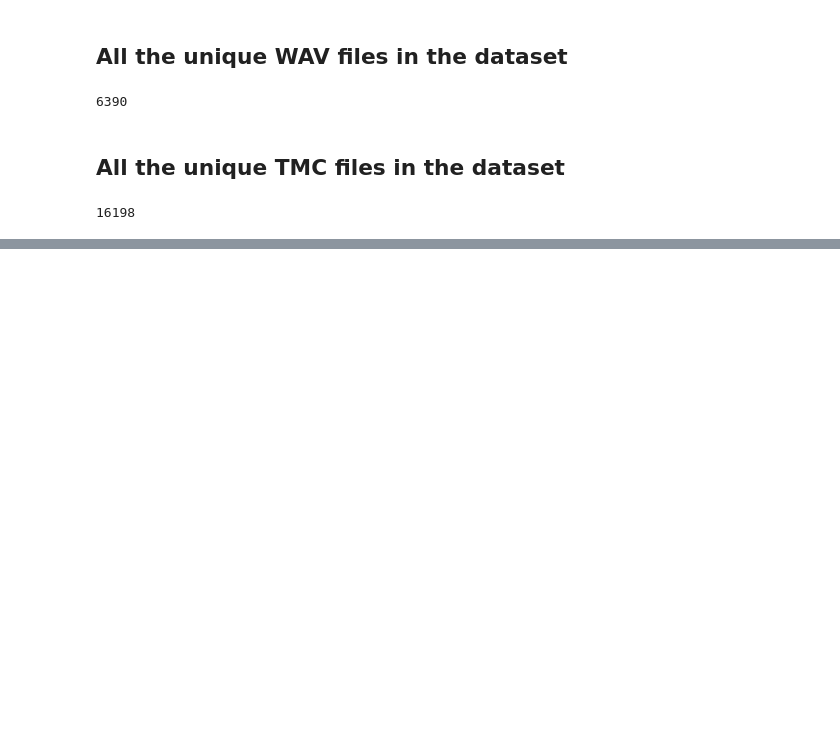
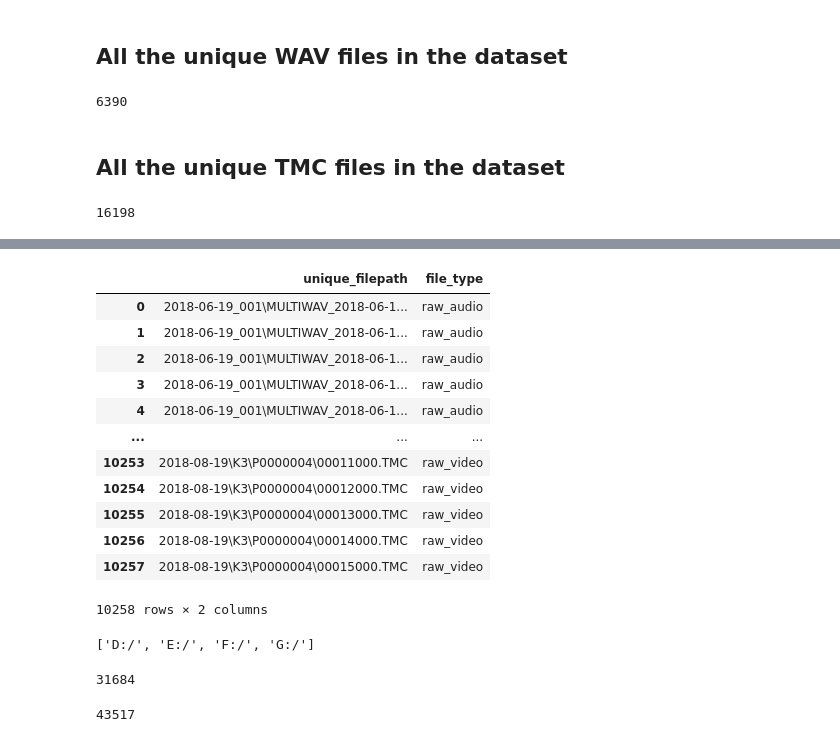
Before and after one commit to thejasvibr/projectushichka, a Jupyter notebook: ushichka_docs/What is in the Ushichka dataset.ipynb, the cells around one changed output, grey strips where cells are left out. Drawn from its saved outputs; the diff is of its cells as text; code cells hidden in the pictures; blank space fills up the shorter version.

```diff
--- a/ushichka_docs/What is in the Ushichka dataset.ipynb
+++ b/ushichka_docs/What is in the Ushichka dataset.ipynb
@@ -301,0 +313,38 @@ print(len(tmc_unique))
+# %%
+ushichka_dates=['2018-06-19', '2018-06-21','2018-06-22','2018-07-14','2018-07-21',
+    '2018-07-25', '2018-07-28','2018-08-02','2018-08-14','2018-08-17','2018-08-18',
+    '2018-08-19']
+get_outer_folder = lambda path_X: os.path.split(path_X[::-1])[-1][::-1]
+def file_is_in_datelist(filepath, date_list):
+    '''
+    Parameters
+    ----------
+    filepath : str
+    date_list : list
+        With strings containing dates.
+    Returns
+    -------
+    boolean
+        True is the outer folder of the filepath matches part of the date_list.
+
+    Example
+    -------
+    >>> dates = ['2018-06-19','2018-06-21']
+    >>> file_path = '2018-07-25_001\\MULTIWAV_2018-07-25_23-07-47_1532549267.WAV'
+    >>> file_is_in_datelist(file_path, dates) # outputs False
+
+    # instead with
+    >>> file_path = '2018-06-19_001\\MULTIWAV_2018-07-25_23-07-47_1532549267.WAV'
+    >>> file_is_in_datelist(file_path, dates) # outputs True
+    '''
+    datefolder = get_outer_folder(filepath)
+    in_datelist = sum([ each in datefolder  for each in date_list])
+    if in_datelist>0:
+        return True
+    else:
+        return False
+def file_is_in_uschichka_dates(filepath):
+    return file_is_in_datelist(filepath, ushichka_dates)
+# %%
+ushichka_wavfiles = sorted(list(filter(file_is_in_uschichka_dates, list(wav_unique))))
+ushichka_tmcfiles = sorted(list(filter(file_is_in_uschichka_dates, list(tmc_unique))))
@@ -301,0 +379,36 @@ print(len(tmc_unique))
+# %%
+col_file_type = ['raw_audio']*len(ushichka_wavfiles)+['raw_video']*len(ushichka_tmcfiles)
+raw_av_files = pd.DataFrame(data={'unique_filepath': ushichka_wavfiles+ushichka_tmcfiles,
+                                   'file_type': col_file_type} )
+# %%
+raw_av_files
+# %% [output]
+|  | unique_filepath | file_type |
+| 0 | 2018-06-19_001\MULTIWAV_2018-06-1... | raw_audio |
+| 1 | 2018-06-19_001\MULTIWAV_2018-06-1... | raw_audio |
+| 2 | 2018-06-19_001\MULTIWAV_2018-06-1... | raw_audio |
+| 3 | 2018-06-19_001\MULTIWAV_2018-06-1... | raw_audio |
+| 4 | 2018-06-19_001\MULTIWAV_2018-06-1... | raw_audio |
+| ... | ... | ... |
+| 10253 | 2018-08-19\K3\P0000004\00011000.TMC | raw_video |
+| 10254 | 2018-08-19\K3\P0000004\00012000.TMC | raw_video |
+| 10255 | 2018-08-19\K3\P0000004\00013000.TMC | raw_video |
+| 10256 | 2018-08-19\K3\P0000004\00014000.TMC | raw_video |
+| 10257 | 2018-08-19\K3\P0000004\00015000.TMC | raw_video |
+10258 rows × 2 columns
+# %%
+drives
+# %% [output]
+['D:/', 'E:/', 'F:/', 'G:/']
+# %%
+
+all_drives_wavfiles = list(flatten([glob.glob(drive+'/**/*.WAV',recursive=True) for drive in tqdm.tqdm(drives)]))
+len(all_drives_wavfiles)
+# %% [output]
+31684
+# %%
+
+all_drives_tmc = list(flatten([glob.glob(drive+'/**/*.TMC',recursive=True) for drive in tqdm.tqdm(drives)]))
+len(all_drives_tmc)
+# %% [output]
+43517
```
Also changed, not shown: parts of 28 cells of this notebook, 3 other files.
